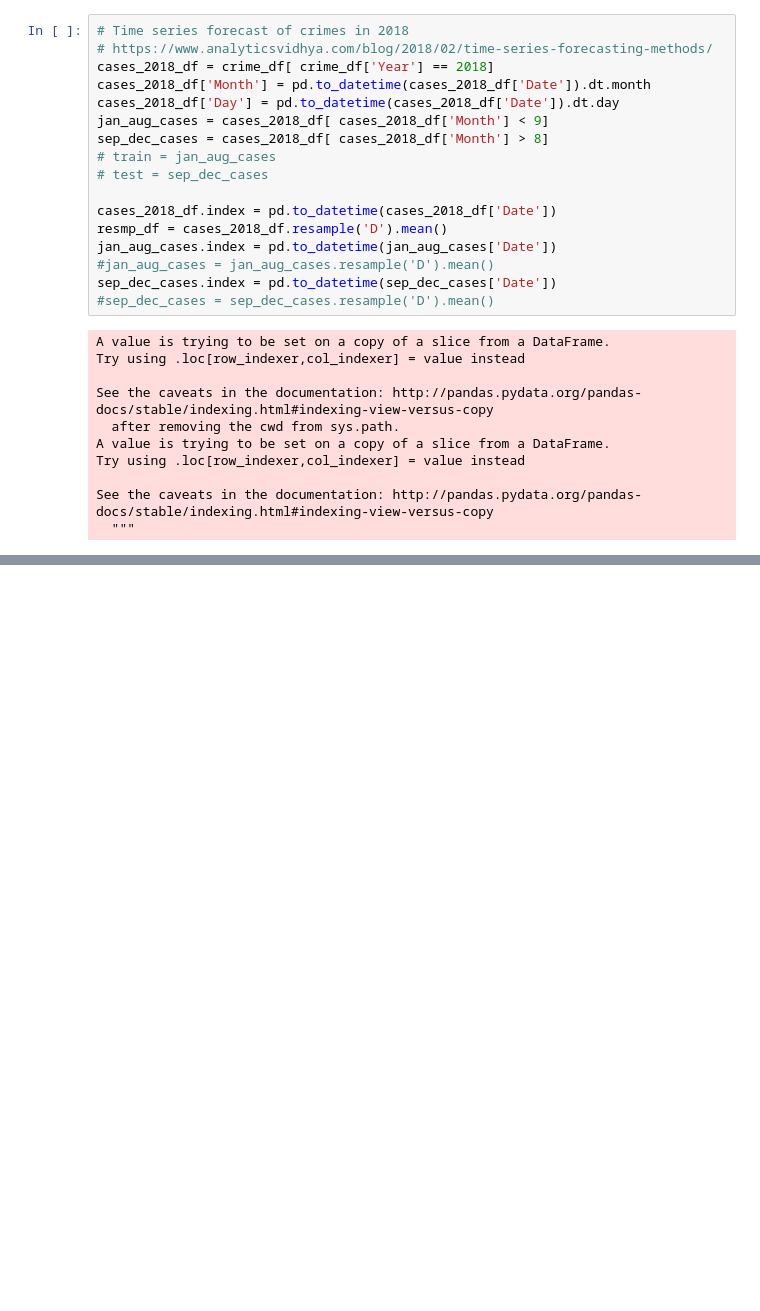
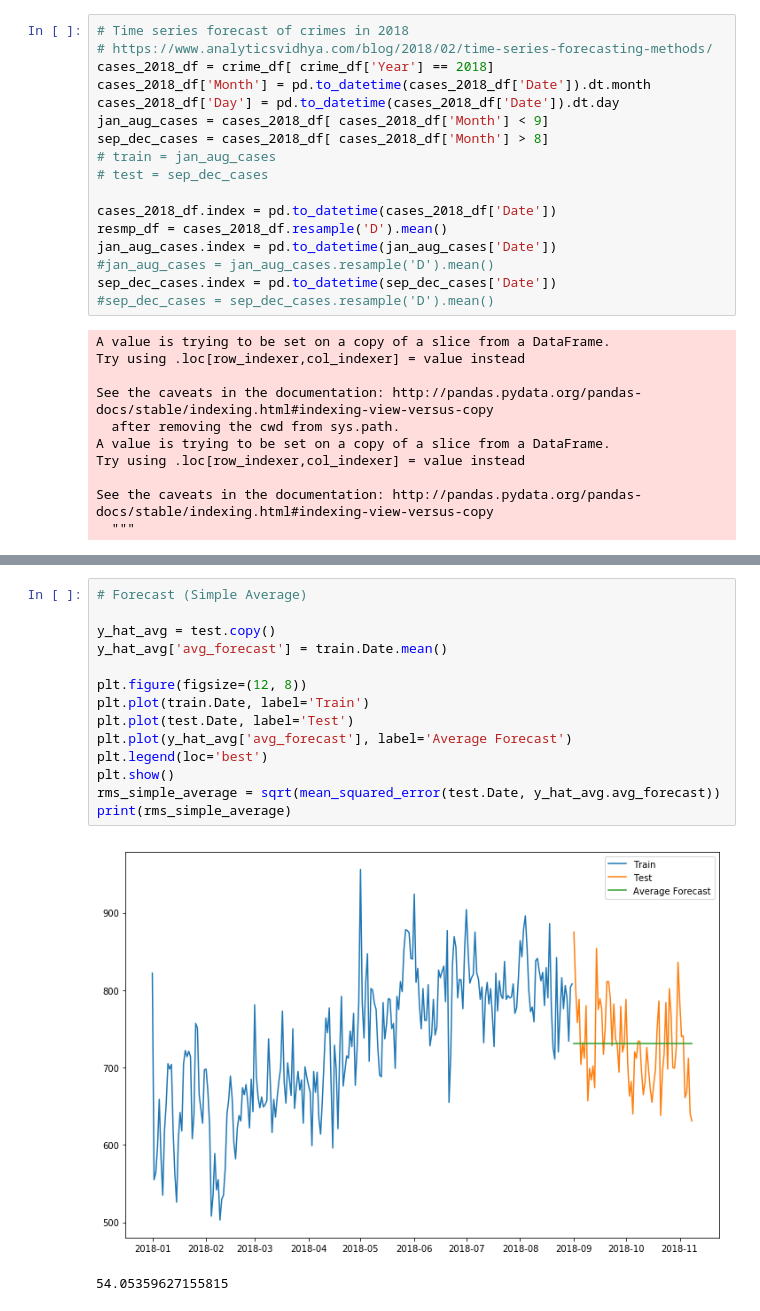
Before and after one commit to marc-wilson/crime-app, a Jupyter notebook: exploration.ipynb, the cells around one changed output, grey strips where cells are left out. Cells and saved outputs as stored; diff of their text form; blank space fills up the shorter version.

```diff
--- a/exploration.ipynb
+++ b/exploration.ipynb
@@ -137,0 +159,17 @@ plt.show()
+# %%
+# Forecast (Simple Average)
+
+y_hat_avg = test.copy()
+y_hat_avg['avg_forecast'] = train.Date.mean()
+
+plt.figure(figsize=(12, 8))
+plt.plot(train.Date, label='Train')
+plt.plot(test.Date, label='Test')
+plt.plot(y_hat_avg['avg_forecast'], label='Average Forecast')
+plt.legend(loc='best')
+plt.show()
+rms_simple_average = sqrt(mean_squared_error(test.Date, y_hat_avg.avg_forecast))
+print(rms_simple_average)
+# %% [output]
+[figure, added]
+54.05359627155815
```
Also changed, not shown: parts of 4 cells of this notebook, 1 other file.
